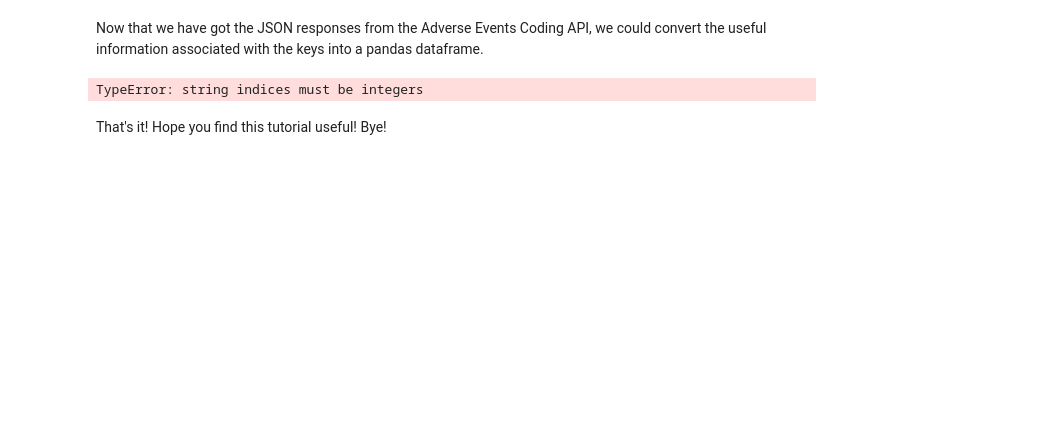
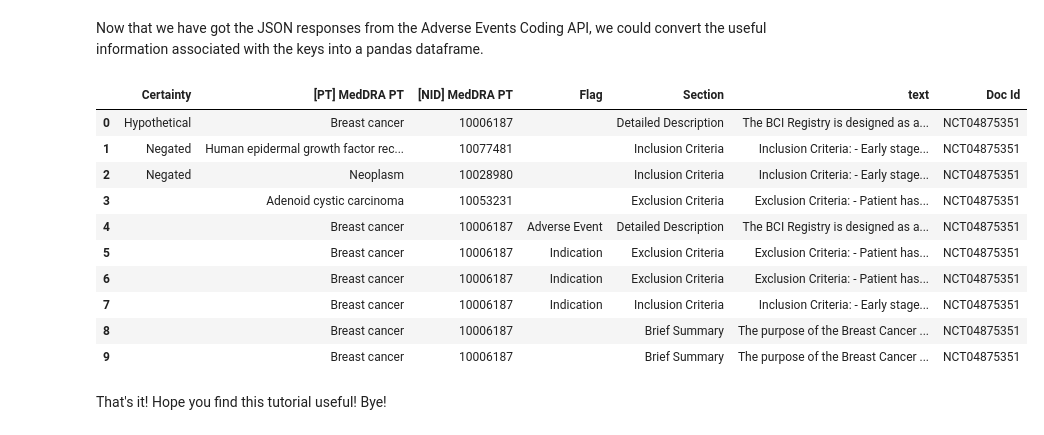
Before and after one commit to iqvianlp/api_notebooks, a Jupyter notebook: Adverse Events Coding (MedDRA).ipynb, the cells around one changed output. Saved outputs shown, nothing was run; the diff lists cells and outputs as text; code cells hidden in the pictures; blank space fills up the shorter version.

```diff
--- a/Adverse Events Coding (MedDRA).ipynb
+++ b/Adverse Events Coding (MedDRA).ipynb
@@ -80,22 +89,32 @@ Now that we have got the JSON responses from the Adverse Events Coding API, we c
 # %%
 import pandas as pd
 
 # initiate an empty dataframe
 df = pd.DataFrame()
 pd.set_option("display.max_rows", None, "display.max_columns", None, "display.width", 1000)
 
 # Retrieve main results from the JSON response, please note this cell would fail if the request failed in the last step
 for inner_results in results_json:
     for result_dict in inner_results['results']:
         df_dict = {}
         for key, value_dict in result_dict.items():
             df_dict[key] = value_dict['value']
         df_dict['Doc Id'] = inner_results['doc_id']
         df = pd.concat([df, pd.DataFrame.from_records([{**df_dict}])], ignore_index=True)
 
 # Print the DataFrame
-print(f'DataFrame: \n{df.head(10)}\n')
+df.head(10)
 # %% [output]
-TypeError: string indices must be integers
+|  | Certainty | [PT] MedDRA PT | [NID] MedDRA PT | Flag | Section | text | Doc Id |
+| 0 | Hypothetical | Breast cancer | 10006187 |  | Detailed Description | The BCI Registry is designed as a... | NCT04875351 |
+| 1 | Negated | Human epidermal growth factor rec... | 10077481 |  | Inclusion Criteria | Inclusion Criteria: - Early stage... | NCT04875351 |
+| 2 | Negated | Neoplasm | 10028980 |  | Inclusion Criteria | Inclusion Criteria: - Early stage... | NCT04875351 |
+| 3 |  | Adenoid cystic carcinoma | 10053231 |  | Exclusion Criteria | Exclusion Criteria: - Patient has... | NCT04875351 |
+| 4 |  | Breast cancer | 10006187 | Adverse Event | Detailed Description | The BCI Registry is designed as a... | NCT04875351 |
+| 5 |  | Breast cancer | 10006187 | Indication | Exclusion Criteria | Exclusion Criteria: - Patient has... | NCT04875351 |
+| 6 |  | Breast cancer | 10006187 | Indication | Exclusion Criteria | Exclusion Criteria: - Patient has... | NCT04875351 |
+| 7 |  | Breast cancer | 10006187 | Indication | Inclusion Criteria | Inclusion Criteria: - Early stage... | NCT04875351 |
+| 8 |  | Breast cancer | 10006187 |  | Brief Summary | The purpose of the Breast Cancer ... | NCT04875351 |
+| 9 |  | Breast cancer | 10006187 |  | Brief Summary | The purpose of the Breast Cancer ... | NCT04875351 |
 # %% [markdown]
 That's it! Hope you find this tutorial useful! Bye!
```
Also changed, not shown: parts of 1 cell of this notebook, 2 other files.
